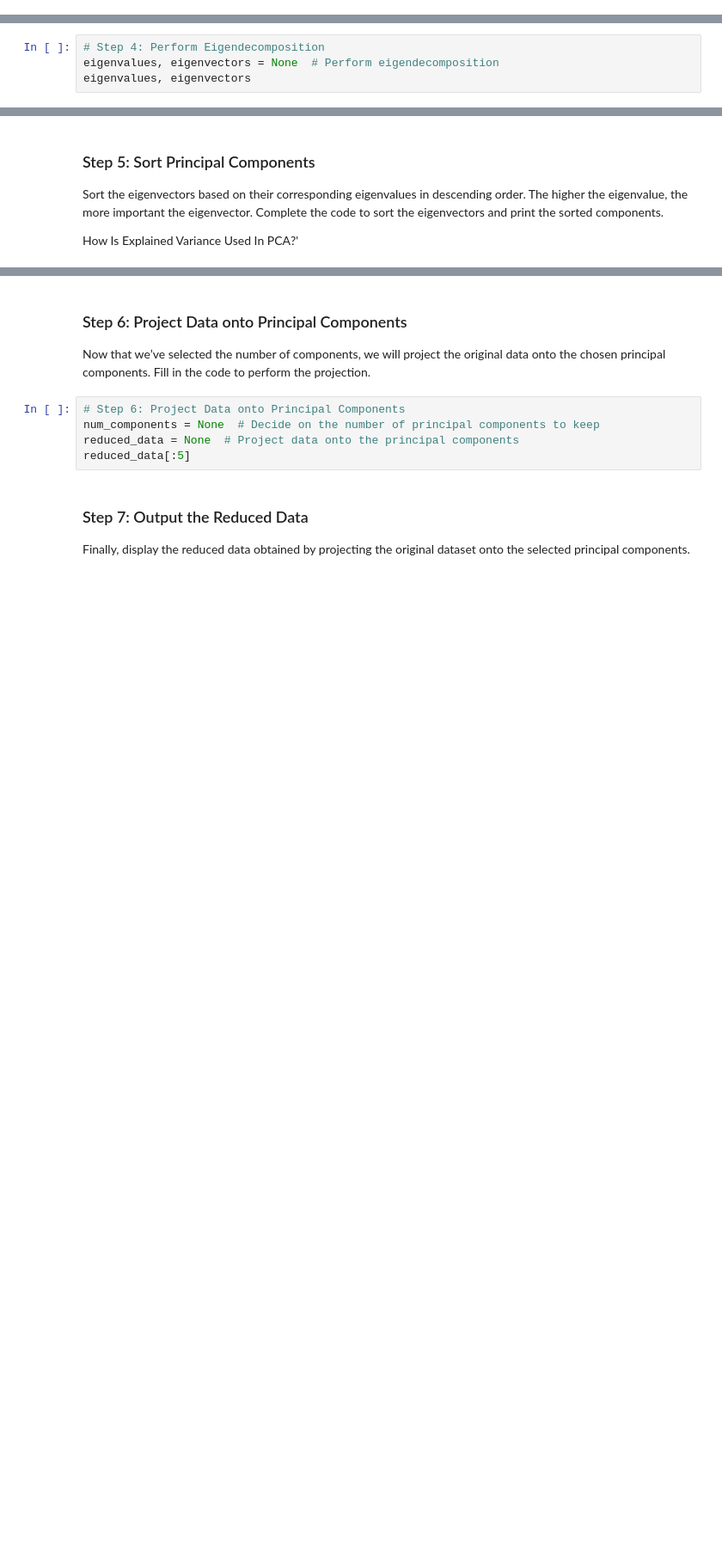
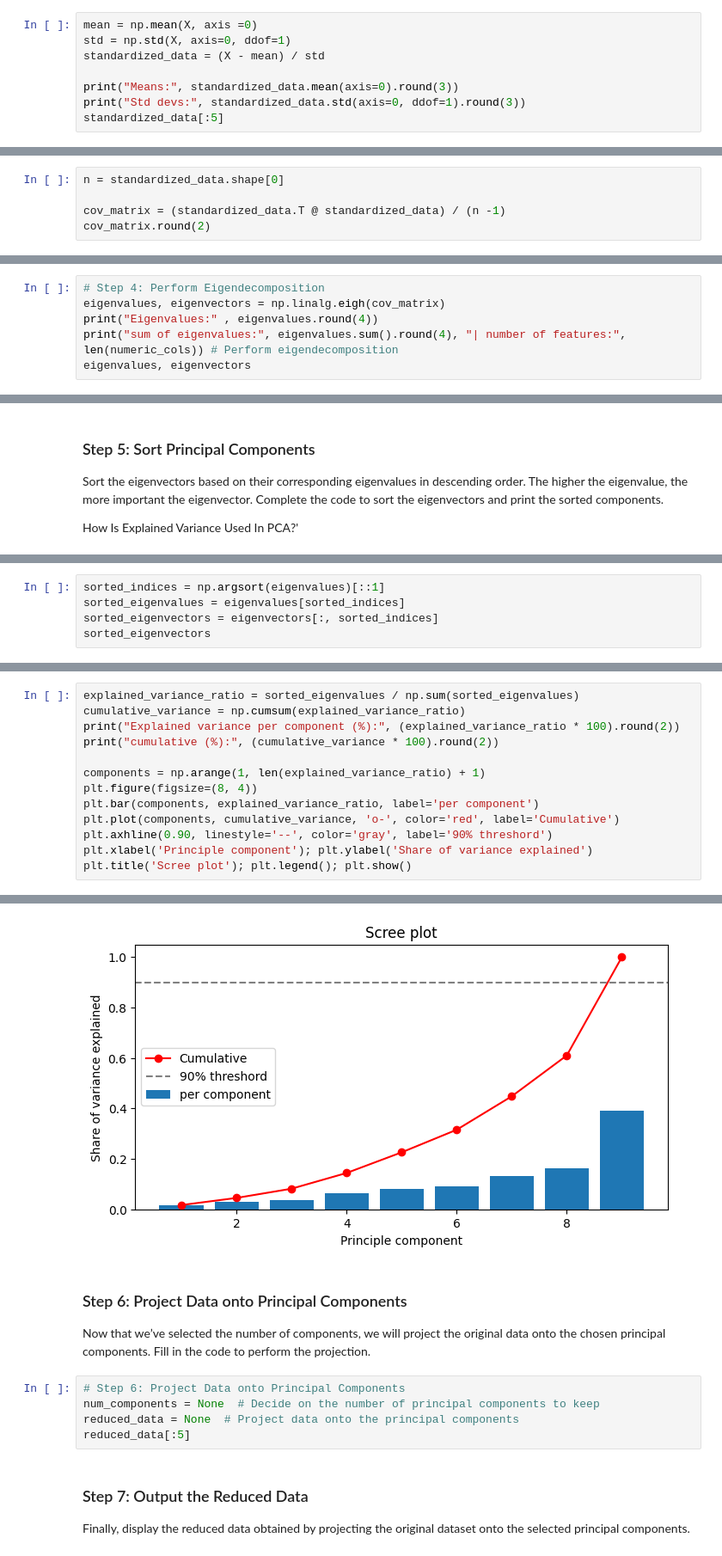
Before and after one commit to ishejaladouce/PCA-Formative_1_Pair_11, a Jupyter notebook: PCA_Formative_1_Pair_11.ipynb, the cells around one changed output, grey strips where cells are left out. Shown at 86% size. Cells and saved outputs as stored; diff of their text form; blank space fills up the shorter version.

Commit message:
Add PCA steps 0 to 5: data, standardization, eigendecomposition, scree plot

```diff
--- a/PCA_Formative_1_Pair_11.ipynb
+++ b/PCA_Formative_1_Pair_11.ipynb
@@ -56,0 +144,8 @@ In a paragraph that has a maximum if 5 Lines, Explain why we need to compute a c
+# %%
+mean = np.mean(X, axis =0)
+std = np.std(X, axis=0, ddof=1)
+standardized_data = (X - mean) / std
+
+print("Means:", standardized_data.mean(axis=0).round(3))
+print("Std devs:", standardized_data.std(axis=0, ddof=1).round(3))
+standardized_data[:5]
@@ -56,0 +169,5 @@ In a paragraph that has a maximum if 5 Lines, Explain why we need to compute a c
+# %%
+n = standardized_data.shape[0]
+
+cov_matrix = (standardized_data.T @ standardized_data) / (n -1)
+cov_matrix.round(2)
@@ -60,5 +195,7 @@ Eigendecomposition of the covariance matrix will give us the eigenvalues and eig
 Fill in the code to compute the eigenvalues and eigenvectors of the covariance matrix.
 # %%
 # Step 4: Perform Eigendecomposition
-eigenvalues, eigenvectors = None  # Perform eigendecomposition
+eigenvalues, eigenvectors = np.linalg.eigh(cov_matrix)
+print("Eigenvalues:" , eigenvalues.round(4))
+print("sum of eigenvalues:", eigenvalues.sum().round(4), "| number of features:", len(numeric_cols)) # Perform eigendecomposition
 eigenvalues, eigenvectors
@@ -75,0 +231,5 @@ sorted_eigenvectors
+# %%
+sorted_indices = np.argsort(eigenvalues)[::1]
+sorted_eigenvalues = eigenvalues[sorted_indices]
+sorted_eigenvectors = eigenvectors[:, sorted_indices]
+sorted_eigenvectors
@@ -75,0 +255,14 @@ sorted_eigenvectors
+# %%
+explained_variance_ratio = sorted_eigenvalues / np.sum(sorted_eigenvalues)
+cumulative_variance = np.cumsum(explained_variance_ratio)
+print("Explained variance per component (%):", (explained_variance_ratio * 100).round(2))
+print("cumulative (%):", (cumulative_variance * 100).round(2))
+
+components = np.arange(1, len(explained_variance_ratio) + 1)
+plt.figure(figsize=(8, 4))
+plt.bar(components, explained_variance_ratio, label='per component')
+plt.plot(components, cumulative_variance, 'o-', color='red', label='Cumulative')
+plt.axhline(0.90, linestyle='--', color='gray', label='90% threshord')
+plt.xlabel('Principle component'); plt.ylabel('Share of variance explained')
+plt.title('Scree plot'); plt.legend(); plt.show()
+# %% [output]
@@ -76,3 +271,4 @@ sorted_eigenvectors
+[figure, added]
 # %% [markdown]
 ### Step 6: Project Data onto Principal Components
 Now that we’ve selected the number of components, we will project the original data onto the chosen principal components.
```
Also changed, not shown: parts of 24 cells of this notebook.
